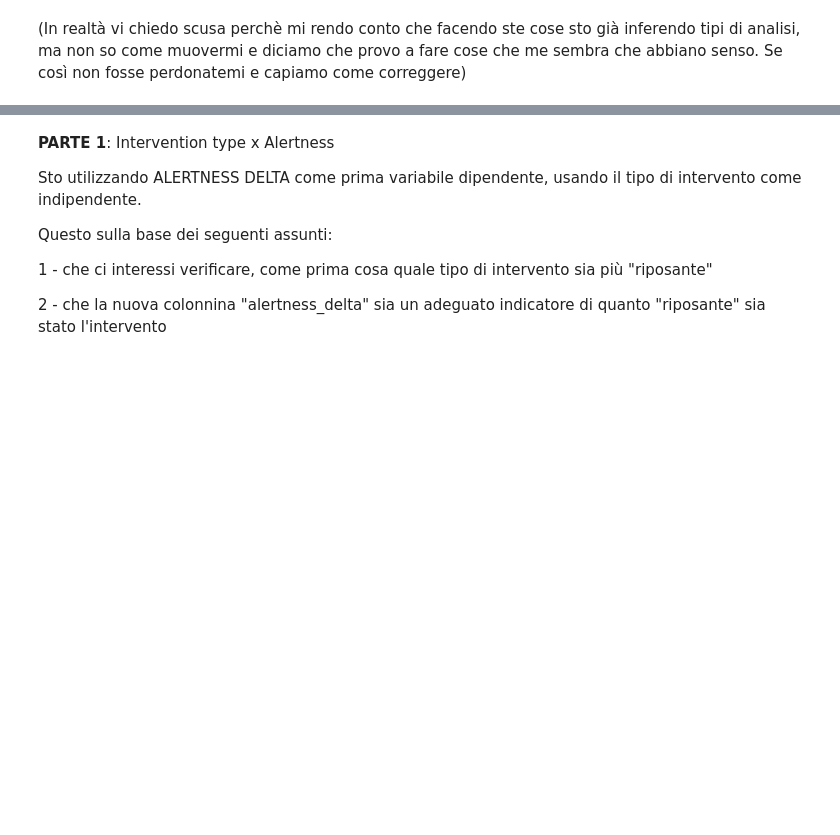
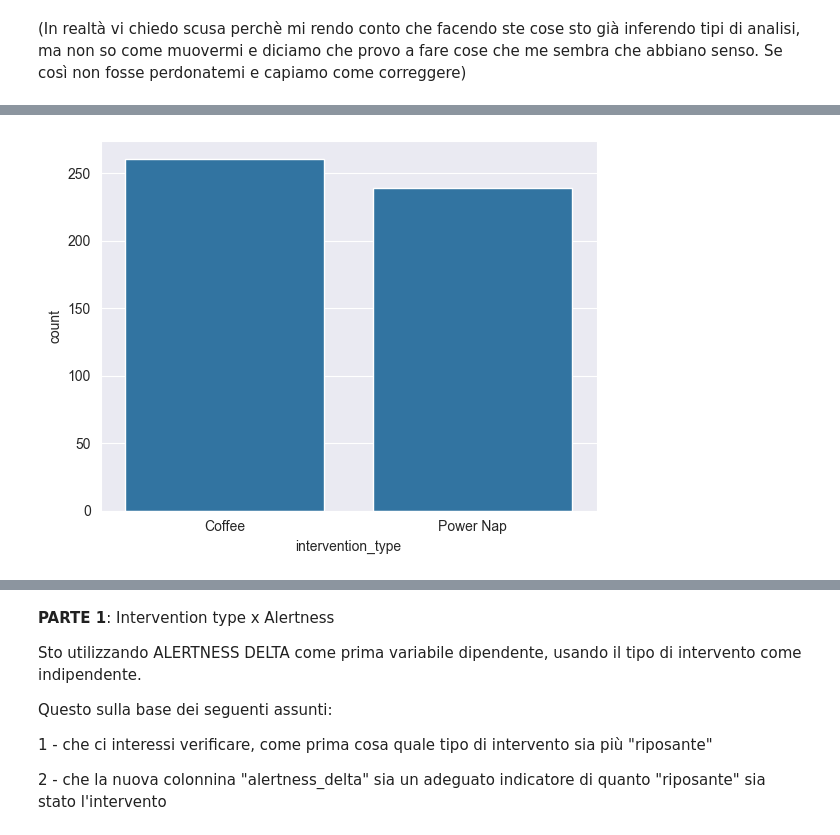
Before and after one commit to Grimino27/PDAI_Project, a Jupyter notebook: scripts/DataPolish+Exploratory.ipynb, the cells around one changed output, grey strips where cells are left out. Drawn from its saved outputs; the diff is of its cells as text; code cells hidden in the pictures; blank space fills up the shorter version.

```diff
--- a/scripts/DataPolish+Exploratory.ipynb
+++ b/scripts/DataPolish+Exploratory.ipynb
@@ -244,0 +379,5 @@ ANALISI ESPLORATIVE + GRAFICHETTI
+# %%
+sns.countplot(data=df, x="intervention_type")
+plt.show()
+# %% [output]
+[figure, added]
```
Also changed, not shown: parts of 35 cells of this notebook, 1 other file.
